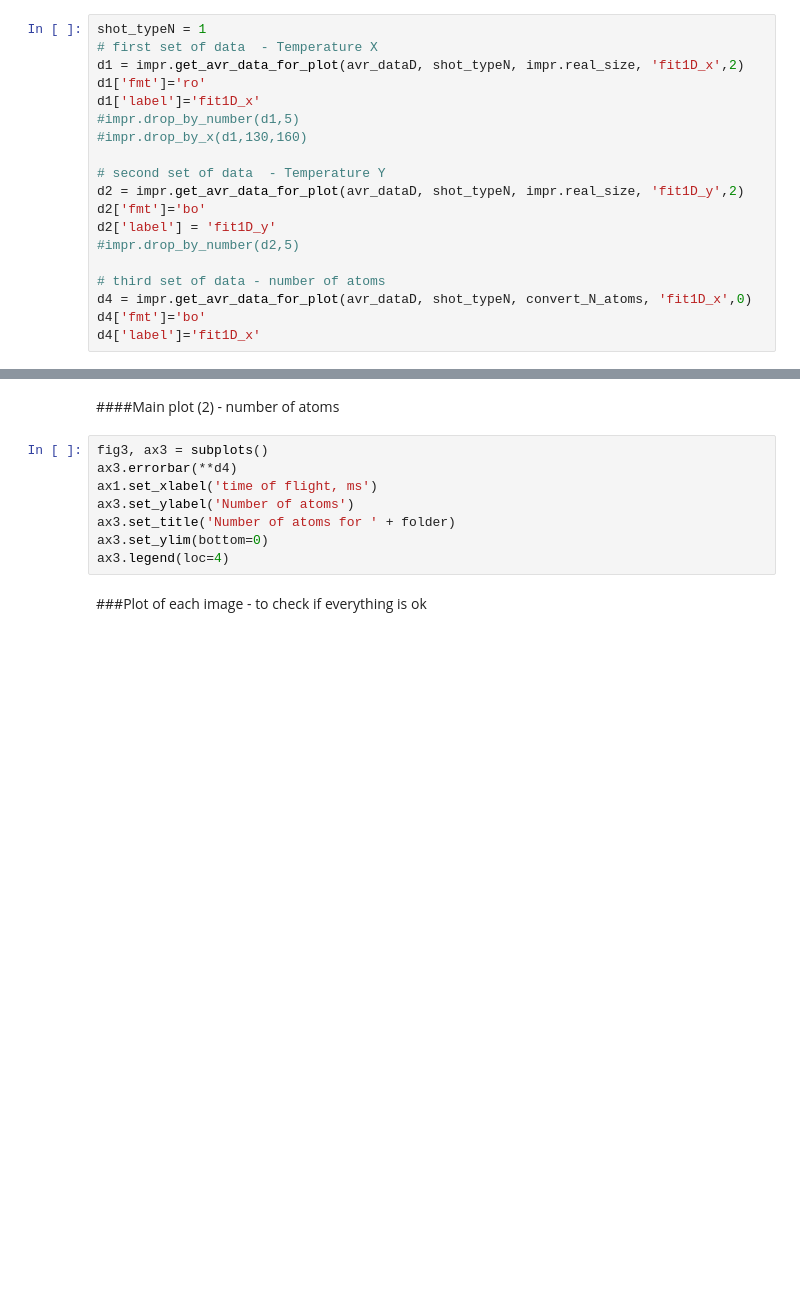
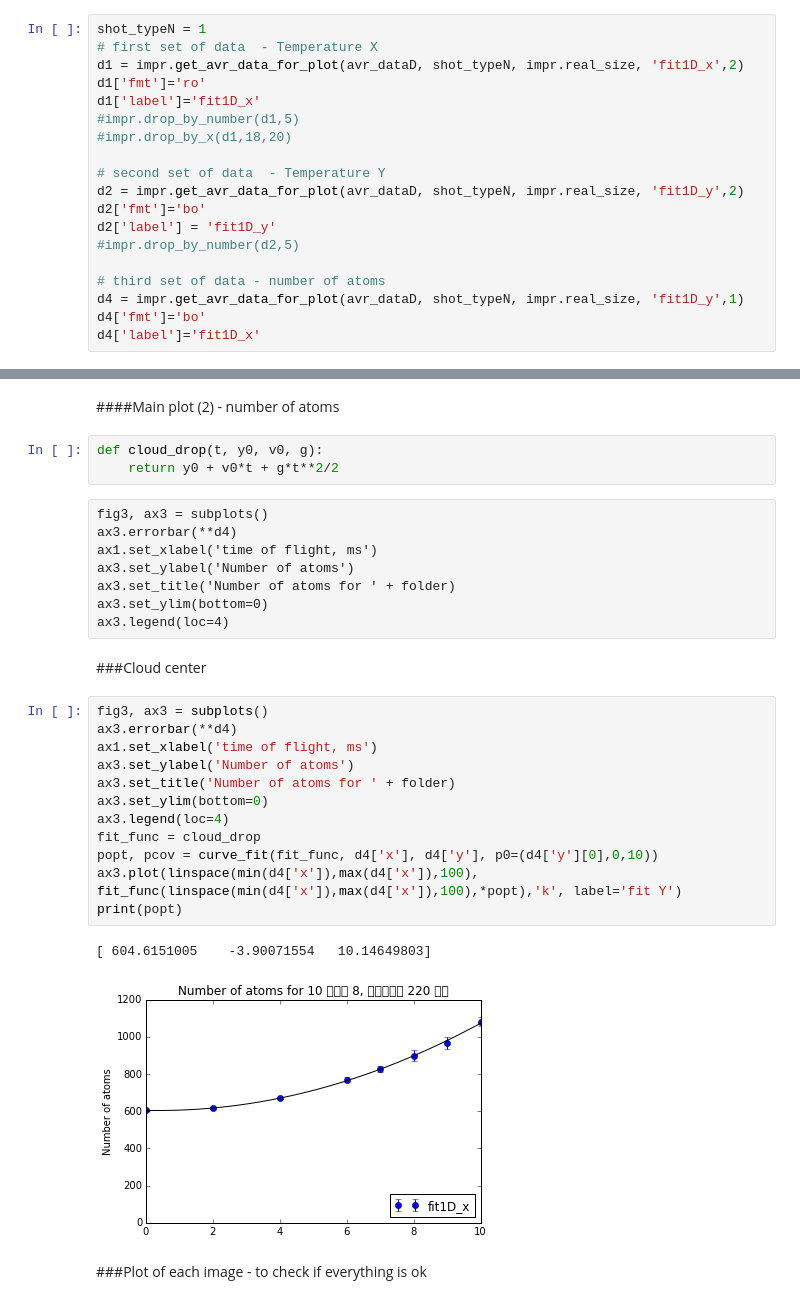
Before and after one commit to thulium-lab/ipython_programms, a Jupyter notebook: Temperature_measurements_new .ipynb, the cells around one changed output, grey strips where cells are left out. Drawn from its saved outputs; the diff is of its cells as text; blank space fills up the shorter version.

```diff
--- a/Temperature_measurements_new .ipynb
+++ b/Temperature_measurements_new .ipynb
@@ -104,7 +169,7 @@ d1 = impr.get_avr_data_for_plot(avr_dataD, shot_typeN, impr.real_size, 'fit1D_x'
 d1['fmt']='ro'
 d1['label']='fit1D_x'
 #impr.drop_by_number(d1,5)
-#impr.drop_by_x(d1,130,160)
+#impr.drop_by_x(d1,18,20)
 
 # second set of data  - Temperature Y
 d2 = impr.get_avr_data_for_plot(avr_dataD, shot_typeN, impr.real_size, 'fit1D_y',2)
@@ -113,7 +178,7 @@ d2['label'] = 'fit1D_y'
 #impr.drop_by_number(d2,5)
 
 # third set of data - number of atoms
-d4 = impr.get_avr_data_for_plot(avr_dataD, shot_typeN, convert_N_atoms, 'fit1D_x',0)
+d4 = impr.get_avr_data_for_plot(avr_dataD, shot_typeN, impr.real_size, 'fit1D_y',1)
 d4['fmt']='bo'
 d4['label']='fit1D_x'
 # %% [markdown]
@@ -145,14 +229,34 @@ ax1.legend(loc=4)
 # %% [markdown]
 
 ####Main plot (2)  - number of atoms
+# %%
+def cloud_drop(t, y0, v0, g):
+    return y0 + v0*t + g*t**2/2
+# %% [raw]
+fig3, ax3 = subplots()
+ax3.errorbar(**d4)
+ax1.set_xlabel('time of flight, ms')
+ax3.set_ylabel('Number of atoms')
+ax3.set_title('Number of atoms for ' + folder)
+ax3.set_ylim(bottom=0)
+ax3.legend(loc=4)
+# %% [markdown]
+###Cloud center
 # %%
 fig3, ax3 = subplots()
 ax3.errorbar(**d4)
 ax1.set_xlabel('time of flight, ms')
 ax3.set_ylabel('Number of atoms')
 ax3.set_title('Number of atoms for ' + folder)
 ax3.set_ylim(bottom=0)
 ax3.legend(loc=4)
+fit_func = cloud_drop
+popt, pcov = curve_fit(fit_func, d4['x'], d4['y'], p0=(d4['y'][0],0,10))
+ax3.plot(linspace(min(d4['x']),max(d4['x']),100), fit_func(linspace(min(d4['x']),max(d4['x']),100),*popt),'k', label='fit Y')
+print(popt)
+# %% [output]
+[ 604.6151005    -3.90071554   10.14649803]
+[figure, added]
 # %% [markdown]
 ###Plot of each image - to check if everything is ok
 # %%
```
Also changed, not shown: parts of 18 cells of this notebook, 4 other files.
